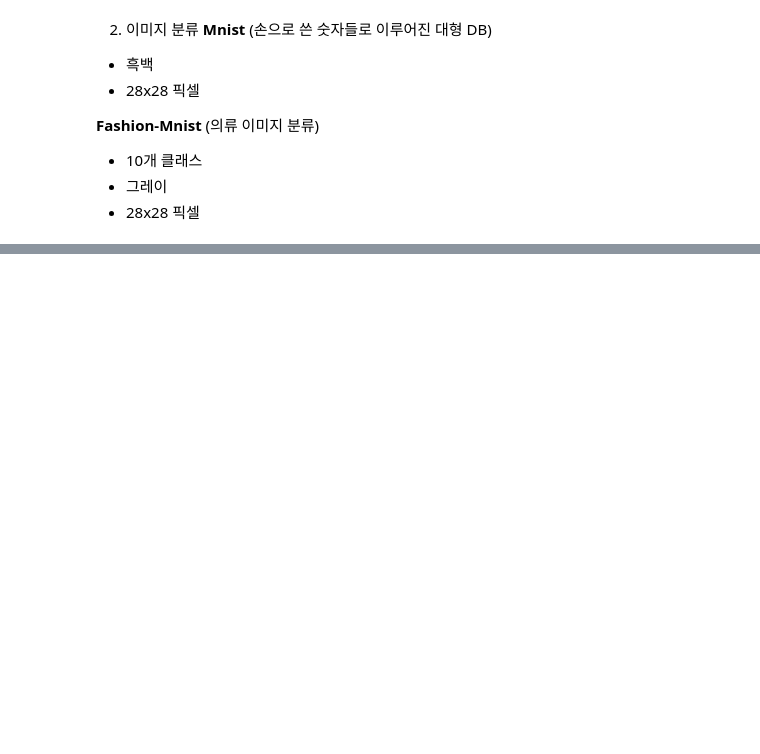
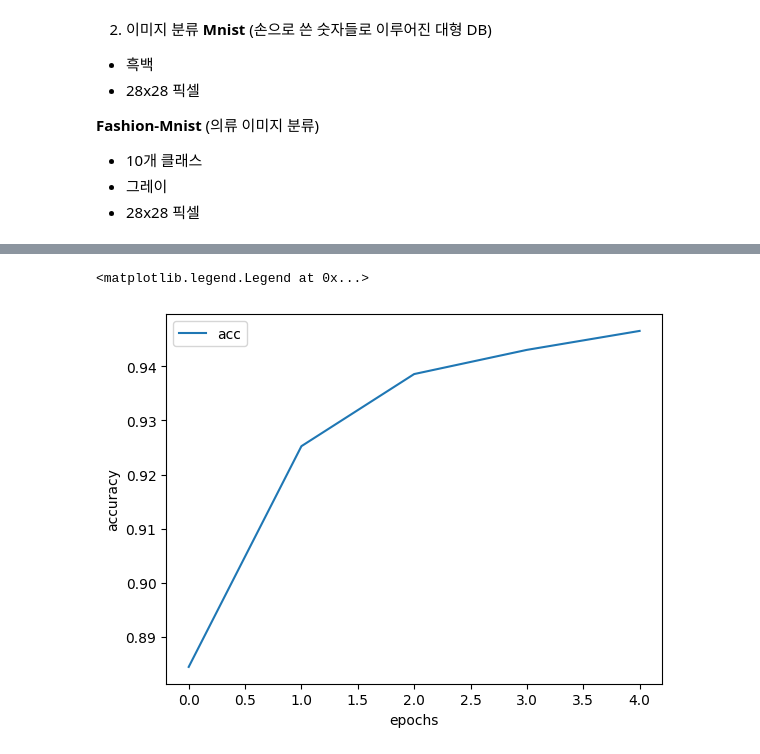
Before and after one commit to HWMV/MachineLearn, a Jupyter notebook: Machine_Learning9.ipynb, the cells around one changed output, grey strips where cells are left out. Saved outputs shown, nothing was run; the diff lists cells and outputs as text; code cells hidden in the pictures; blank space fills up the shorter version.

```diff
--- a/Machine_Learning9.ipynb
+++ b/Machine_Learning9.ipynb
@@ -76,0 +136,14 @@ model.fit(x_train, y_train, epoch=5)
+# %%
+from keras.src.activations import activation_layers
+# 모델 만들기
+from tensorflow.keras.layers import Flatten, Dense
+from tensorflow.keras.models import Sequential
+
+model = Sequential([
+    # 2차원 데이터를 1차원으로 변경
+    Flatten(input_shape=(28,28)),
+    Dense(256, activation='relu'),
+
+    # 10개 중에서 총 합이 1 안에서 확률값으로 출력
+    Dense(10, activation='softmax')
+])
@@ -76,0 +169,8 @@ model.fit(x_train, y_train, epoch=5)
+# %%
+# 모델 컴파일(optimizer, loss, metrics 설정)
+model.compile(optimizer='adam',
+              loss='sparse_categorical_crossentropy',
+              metrics=['accuracy'])
+# %%
+# epochs (5번), batch_size = 디폴트 32
+history = model.fit(x_train, y_train, epochs=5)
@@ -76,0 +188,9 @@ model.fit(x_train, y_train, epoch=5)
+# %%
+# 학습 정확도 (epoch에 따른 accuracy 변화를 시각화)
+plt.plot(history.history['accuracy'],label='acc')
+plt.xlabel('epochs')
+plt.ylabel('accuracy')
+plt.legend()
+# %% [output]
+<matplotlib.legend.Legend at 0x...>
+[figure, added]
```
Also changed, not shown: parts of 12 cells of this notebook.
